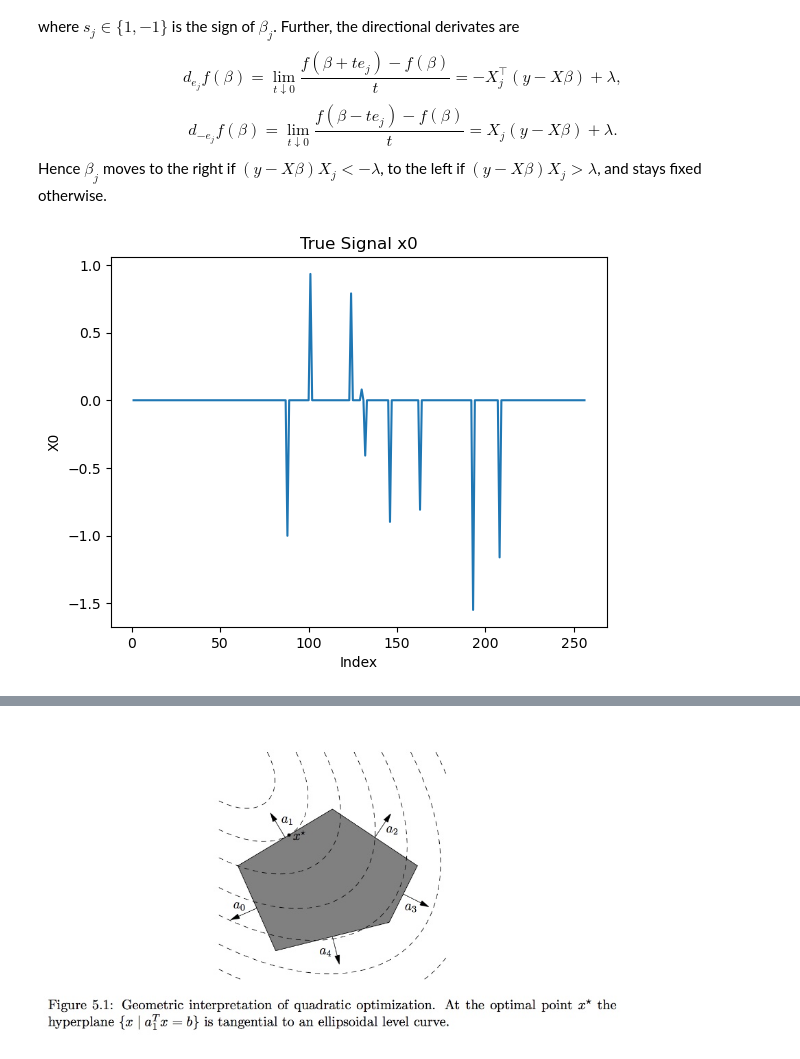
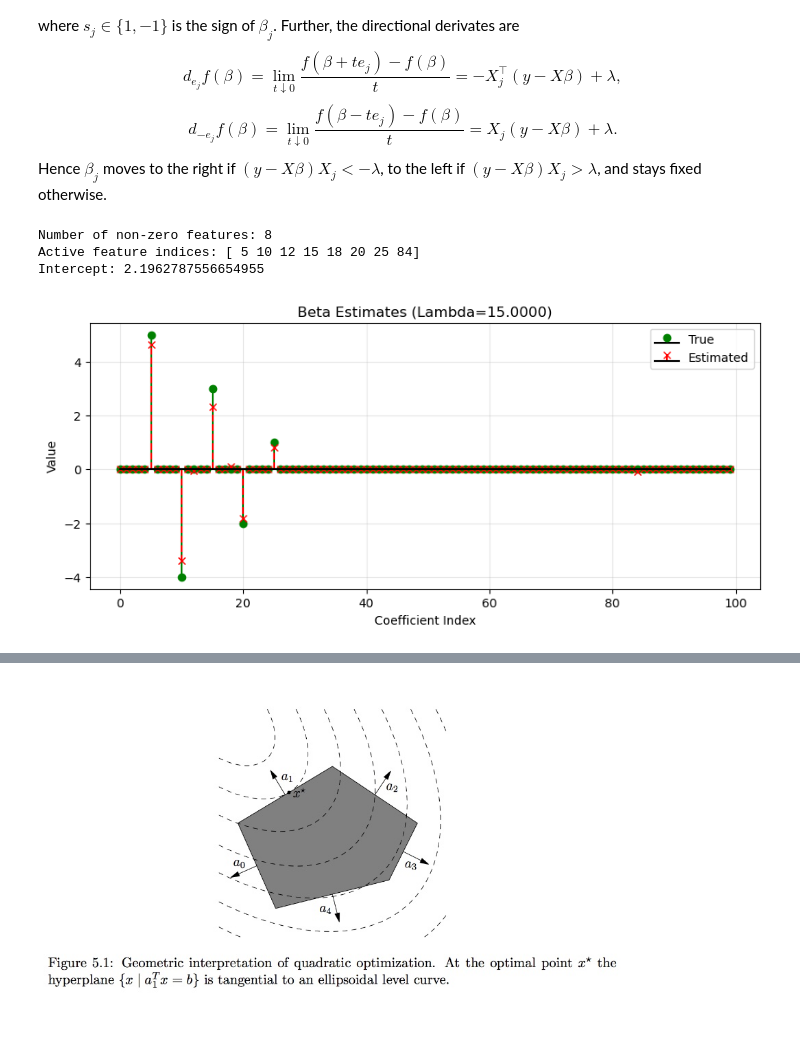
Before and after one commit to feizhe/STAT_207, a Jupyter notebook: Notes/12.LP.ipynb, the cells around one changed output, grey strips where cells are left out. Drawn from its saved outputs; the diff is of its cells as text; code cells hidden in the pictures; blank space fills up the shorter version.

```diff
--- a/Notes/12.LP.ipynb
+++ b/Notes/12.LP.ipynb
@@ -212,38 +241,46 @@ def lasso_coordinate_descent(X, y, lambda_,
+# %%
+
+# --- Testing the implementation ---
+# Generate sparse data
+np.random.seed(42)
+n_samples, n_features = 50, 100
+n, p = 50, 100
+X = np.random.randn(n_samples, n_features)
+true_beta = np.zeros(n_features)
+true_beta[[5, 10, 15, 20, 25]] = [5, -4, 3, -2, 1] # Only 5 non-zero weights
+y = X @ true_beta + np.random.normal(2, 1, n_samples)
+
+# 2. Run Optimized Lasso
+lam = 15.0
+intercept, beta_hat = lasso_coordinate_descent_optimized(X, y, lam)
+
+print(f"Number of non-zero features: {np.sum(beta_hat != 0)}")
+print(f"Active feature indices: {np.where(beta_hat != 0)[0]}")
+print(f"Intercept: {intercept}")
+# %% [output]
+Number of non-zero features: 8
+Active feature indices: [ 5 10 12 15 18 20 25 84]
+Intercept: 2.1962787556654955
 # %%
-import numpy as np
 import matplotlib.pyplot as plt
+# --- Reusable Plotting Functions ---
+def plot_nonzero_coefficients(beta_hat, beta_true=None, title="Coefficient Estimates"):
+    """Plots a stem plot of the coefficients."""
+    plt.figure(figsize=(10, 4))
+    indices = np.arange(len(beta_hat))
 
-# random seed
-np.random.seed(24)
+    if beta_true is not None:
+        plt.stem(indices, beta_true, linefmt='g-', markerfmt='go', basefmt='k-', label='True')
 
-# Size of signal
-n = 256
+    plt.stem(indices, beta_hat, linefmt='r--', markerfmt='rx', basefmt='k-', label='Estimated')
+    plt.title(title)
+    plt.xlabel("Coefficient Index")
+    plt.ylabel("Value")
+    plt.legend()
+    plt.grid(True, alpha=0.3)
+    plt.show()
 
-# Sparsity (# nonzeros) in the signal
-s = 10
-
-# Number of samples (undersample by a factor of 8)
-m = 64
-
-# Generate and display the signal
-x0 = np.zeros(n)
-nonzero_indices = np.random.choice(np.arange(n), s)
-x0[nonzero_indices] = np.random.randn(s)
-
-# Generate the random sampling matrix
-A = np.random.randn(m, n) / m
-
-# Subsample by multiplexing
-y = A.dot(x0)+ 0.5 * np.random.randn(m)
-
-
-# Plot the true signal
-plt.figure()
-plt.title("True Signal x0")
-plt.xlabel("Index")
-plt.ylabel("X0")
-plt.plot(np.arange(1, n+1), x0)
-plt.show()
+plot_nonzero_coefficients(beta_hat, true_beta, title=f"Beta Estimates (Lambda={lam:.4f})")
 # %% [output]
-[figure, old version]
+[figure, new version]
 # %%
```
Also changed, not shown: parts of 12 cells of this notebook, 2 other files.
